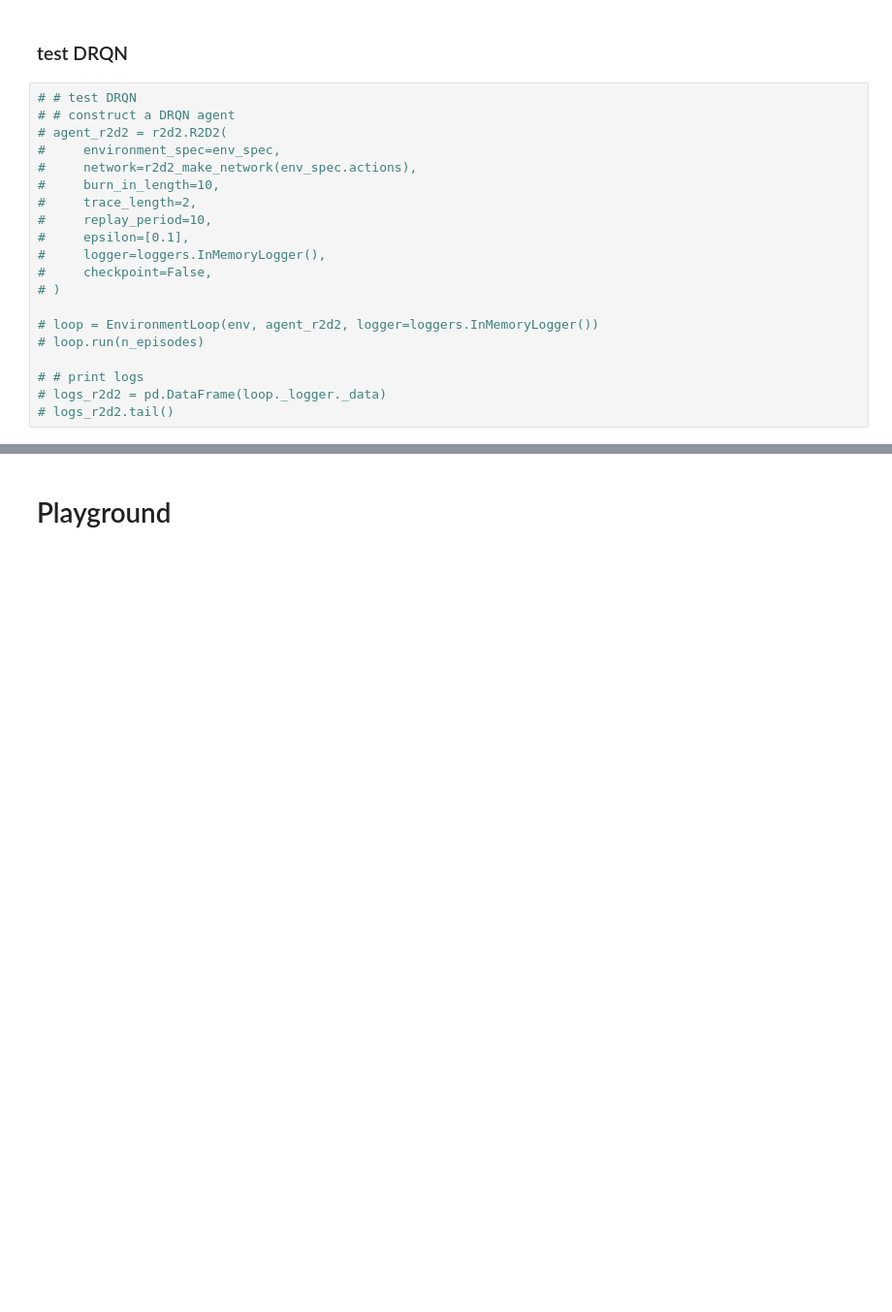
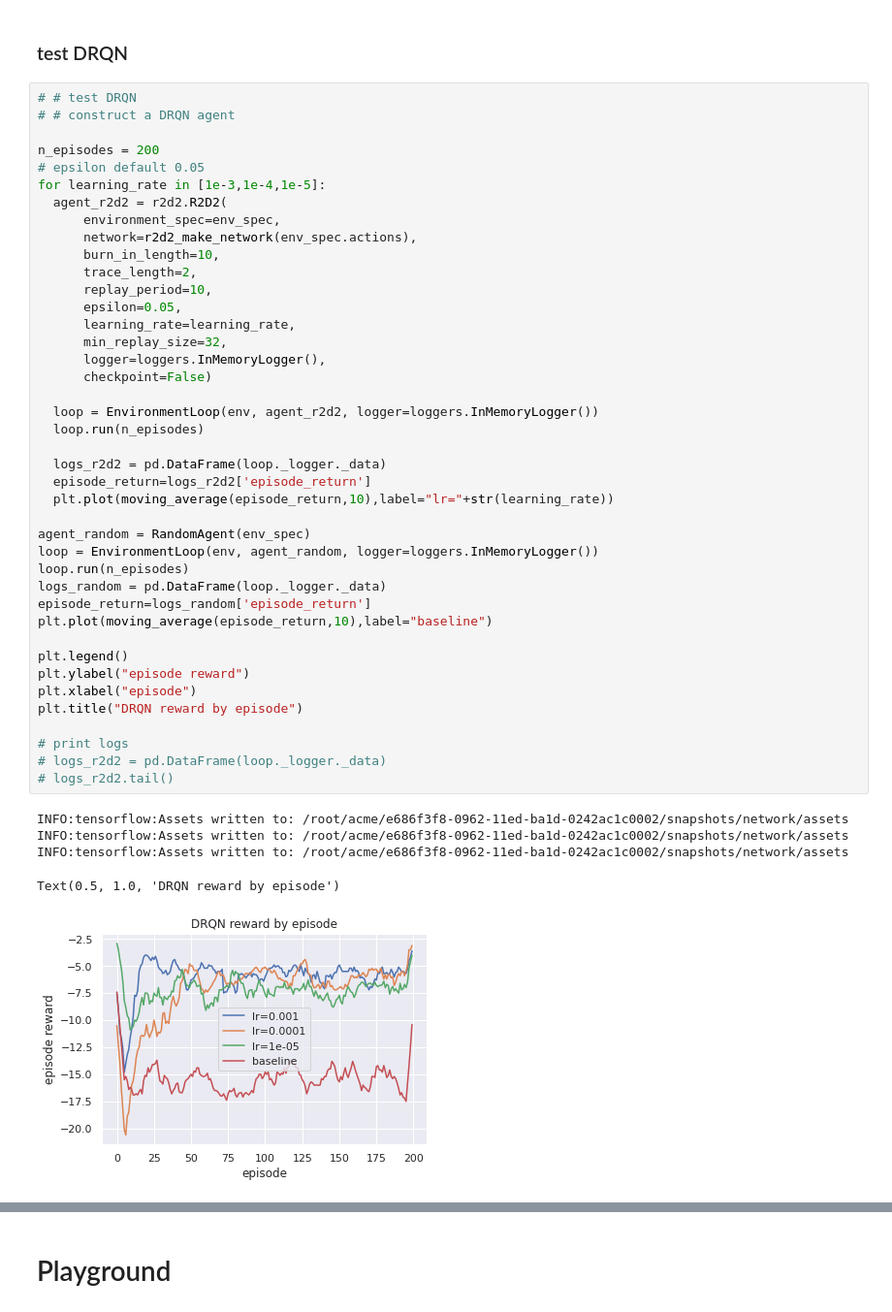
Before and after one commit to lynn0503/NMA2022DL_Mohinga_Project, a Jupyter notebook: human_rl_v2.ipynb, the cells around one changed output, grey strips where cells are left out. Shown at 97% size. Drawn from its saved outputs; the diff is of its cells as text; blank space fills up the shorter version.

```diff
--- a/human_rl_v2.ipynb
+++ b/human_rl_v2.ipynb
@@ -559,20 +622,47 @@ logs_dqn.tail()
 # %%
 # # test DRQN
 # # construct a DRQN agent
-# agent_r2d2 = r2d2.R2D2(
-#     environment_spec=env_spec,
-#     network=r2d2_make_network(env_spec.actions),
-#     burn_in_length=10,
-#     trace_length=2,
-#     replay_period=10,
-#     epsilon=[0.1],
-#     logger=loggers.InMemoryLogger(),
-#     checkpoint=False,
-# )
 
-# loop = EnvironmentLoop(env, agent_r2d2, logger=loggers.InMemoryLogger())
-# loop.run(n_episodes)
+n_episodes = 200
+# epsilon default 0.05
+for learning_rate in [1e-3,1e-4,1e-5]:
+  agent_r2d2 = r2d2.R2D2(
+      environment_spec=env_spec,
+      network=r2d2_make_network(env_spec.actions),
+      burn_in_length=10,
+      trace_length=2,
+      replay_period=10,
+      epsilon=0.05,
+      learning_rate=learning_rate,
+      min_replay_size=32,
+      logger=loggers.InMemoryLogger(),
+      checkpoint=False)
 
-# # print logs
+  loop = EnvironmentLoop(env, agent_r2d2, logger=loggers.InMemoryLogger())
+  loop.run(n_episodes)
+
+  logs_r2d2 = pd.DataFrame(loop._logger._data)
+  episode_return=logs_r2d2['episode_return']
+  plt.plot(moving_average(episode_return,10),label="lr="+str(learning_rate))
+
+agent_random = RandomAgent(env_spec)
+loop = EnvironmentLoop(env, agent_random, logger=loggers.InMemoryLogger())
+loop.run(n_episodes)
+logs_random = pd.DataFrame(loop._logger._data)
+episode_return=logs_random['episode_return']
+plt.plot(moving_average(episode_return,10),label="baseline")
+
+plt.legend()
+plt.ylabel("episode reward")
+plt.xlabel("episode")
+plt.title("DRQN reward by episode")
+
+# print logs
 # logs_r2d2 = pd.DataFrame(loop._logger._data)
 # logs_r2d2.tail()
+# %% [output]
+INFO:tensorflow:Assets written to: /root/acme/e686f3f8-0962-11ed-ba1d-0242ac1c0002/snapshots/network/assets
+INFO:tensorflow:Assets written to: /root/acme/e686f3f8-0962-11ed-ba1d-0242ac1c0002/snapshots/network/assets
+INFO:tensorflow:Assets written to: /root/acme/e686f3f8-0962-11ed-ba1d-0242ac1c0002/snapshots/network/assets
+Text(0.5, 1.0, 'DRQN reward by episode')
+[figure, added]
```
Also changed, not shown: parts of 27 cells of this notebook.
